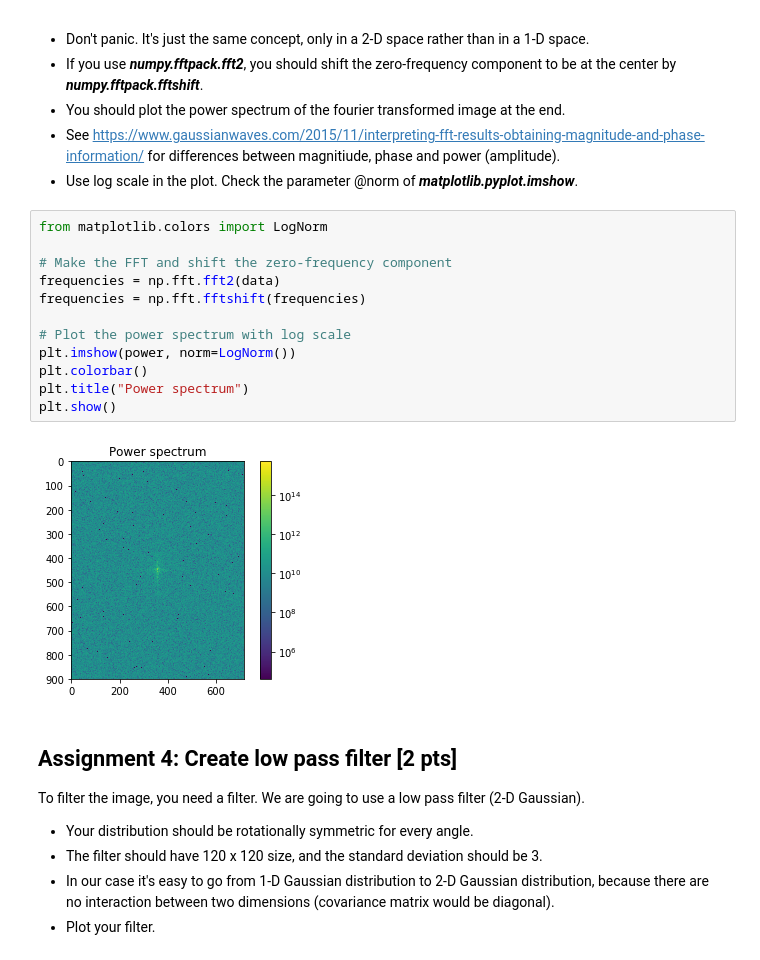
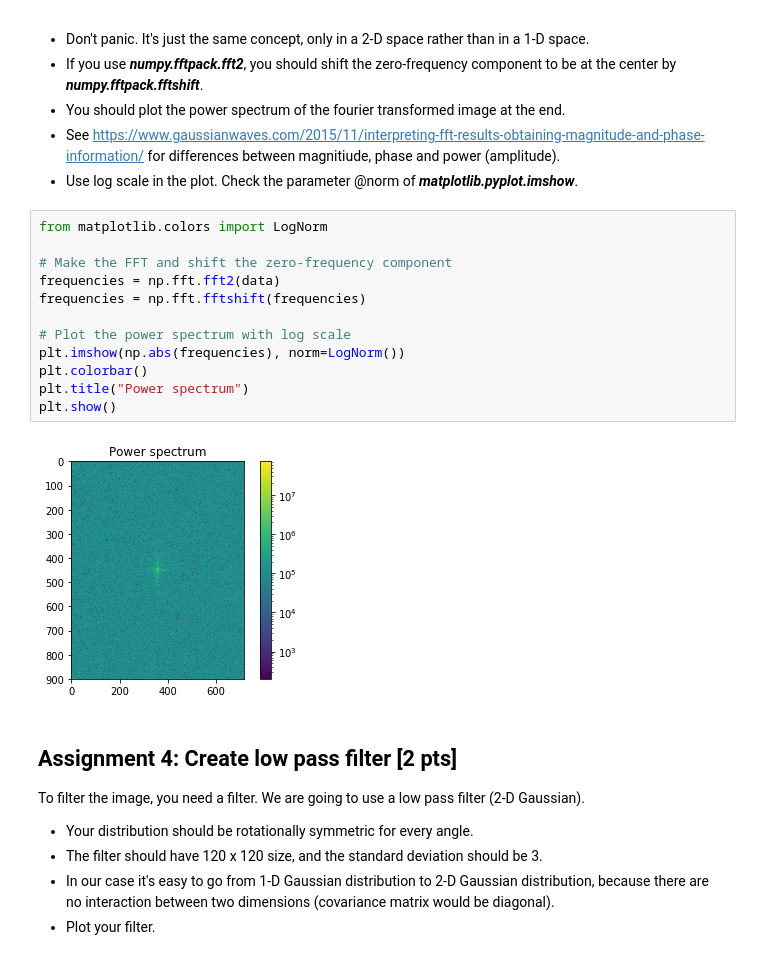
Before and after one commit to NBP-ACC/week-9-acc_2, a Jupyter notebook: sheet07.ipynb, the cells around one changed output. Drawn from its saved outputs; the diff is of its cells as text.

```diff
--- a/sheet07.ipynb
+++ b/sheet07.ipynb
@@ -130,17 +148,17 @@ Do a fourier transform on the image.
 # %%
 from matplotlib.colors import LogNorm
 
 # Make the FFT and shift the zero-frequency component
 frequencies = np.fft.fft2(data)
 frequencies = np.fft.fftshift(frequencies)
 
 # Plot the power spectrum with log scale
-plt.imshow(power, norm=LogNorm())
+plt.imshow(np.abs(frequencies), norm=LogNorm())
 plt.colorbar()
 plt.title("Power spectrum")
 plt.show()
 # %% [output]
-[figure, old version]
+[figure, new version]
 # %% [markdown]
 ## Assignment 4: Create low pass filter [2 pts]
 To filter the image, you need a filter. We are going to use a low pass filter (2-D Gaussian).
```
Also changed, not shown: parts of 6 cells of this notebook.
